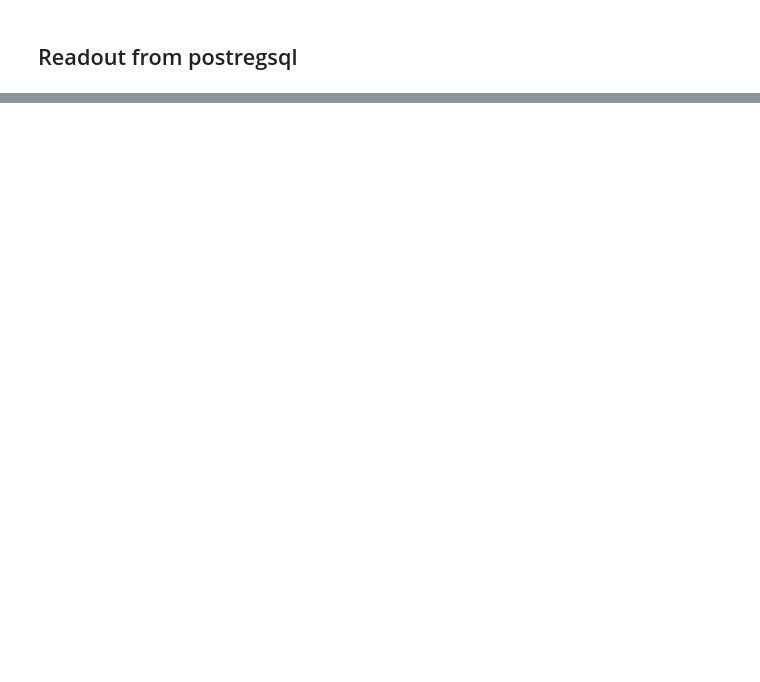
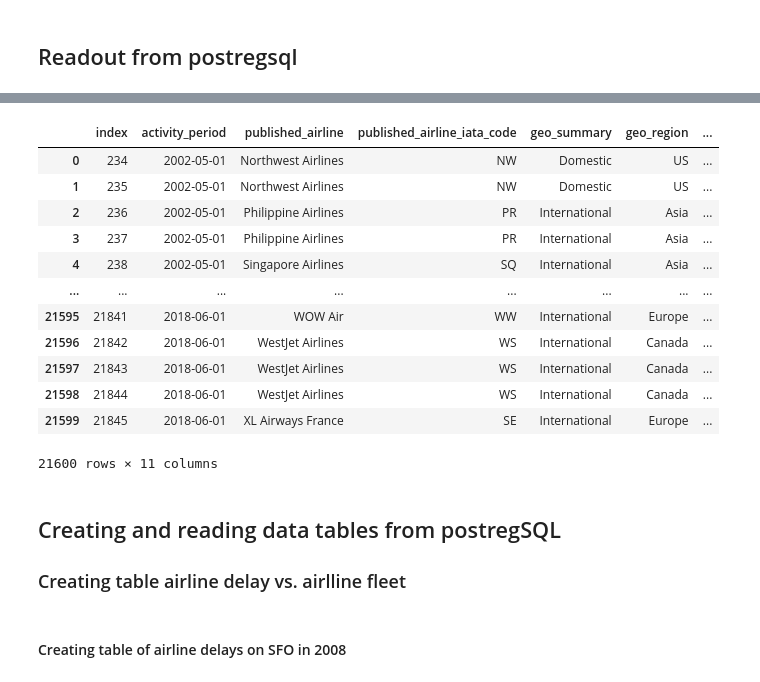
Before and after one commit to Alexlamp/final_project_group1, a Jupyter notebook: Data_ETL.ipynb, the cells around one changed output, grey strips where cells are left out. Drawn from its saved outputs; the diff is of its cells as text; code cells hidden in the pictures; blank space fills up the shorter version.

```diff
--- a/Data_ETL.ipynb
+++ b/Data_ETL.ipynb
@@ -1242,0 +1388,21 @@ test_df
+# %%
+query = "SELECT * FROM sfo_landing_statistics"
+data = pd.read_sql(query,con)
+display(data)
+# %% [output]
+|  | index | activity_period | published_airline | published_airline_iata_code | geo_summary | geo_region | ... |
+| 0 | 234 | 2002-05-01 | Northwest Airlines | NW | Domestic | US | ... |
+| 1 | 235 | 2002-05-01 | Northwest Airlines | NW | Domestic | US | ... |
+| 2 | 236 | 2002-05-01 | Philippine Airlines | PR | International | Asia | ... |
+| 3 | 237 | 2002-05-01 | Philippine Airlines | PR | International | Asia | ... |
+| 4 | 238 | 2002-05-01 | Singapore Airlines | SQ | International | Asia | ... |
+| ... | ... | ... | ... | ... | ... | ... | ... |
+| 21595 | 21841 | 2018-06-01 | WOW Air | WW | International | Europe | ... |
+| 21596 | 21842 | 2018-06-01 | WestJet Airlines | WS | International | Canada | ... |
+| 21597 | 21843 | 2018-06-01 | WestJet Airlines | WS | International | Canada | ... |
+| 21598 | 21844 | 2018-06-01 | WestJet Airlines | WS | International | Canada | ... |
+| 21599 | 21845 | 2018-06-01 | XL Airways France | SE | International | Europe | ... |
+21600 rows × 11 columns
+# %% [markdown]
+## Creating and reading data tables from postregSQL
+### Creating table airline delay vs. airlline fleet
@@ -1242,0 +1416,2 @@ test_df
+# %% [markdown]
+#### Creating table of airline delays on SFO in 2008
```
Also changed, not shown: parts of 29 cells of this notebook.
